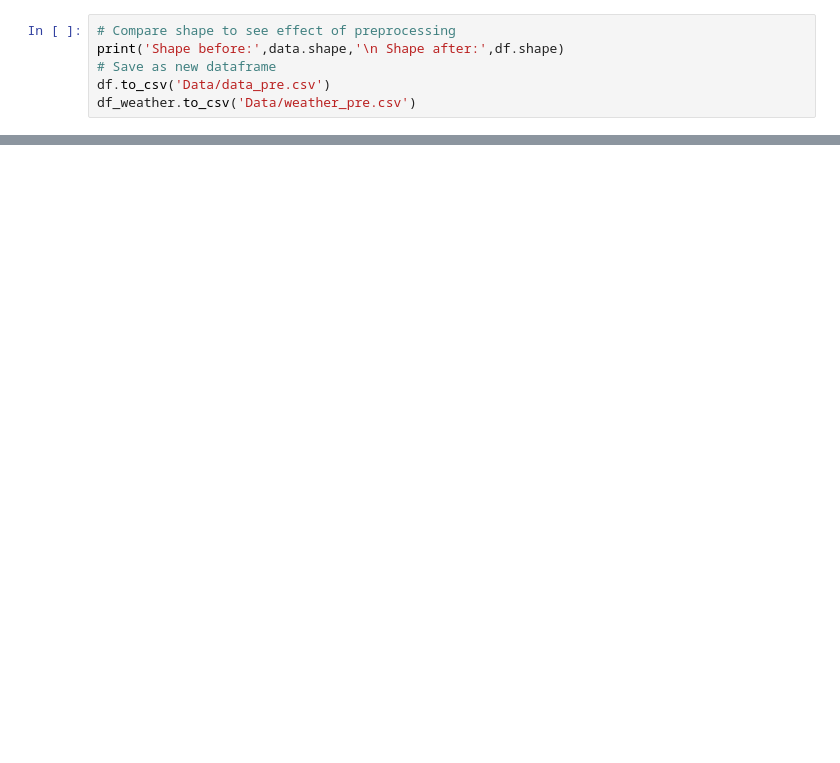
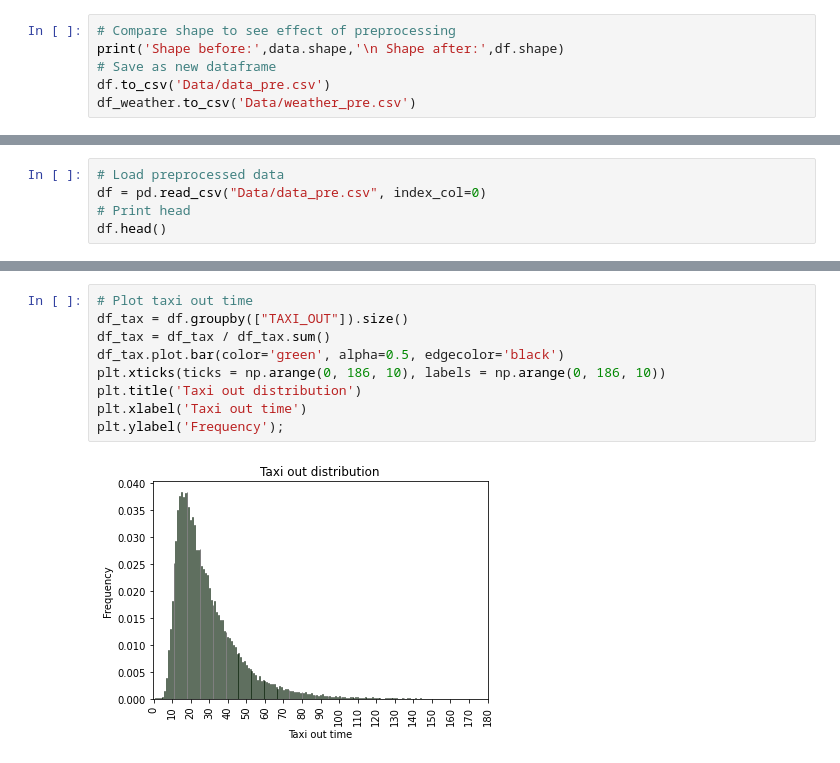
Before and after one commit to JCRL21/ModelML_project, a Jupyter notebook: Explainer_notebook.ipynb, the cells around one changed output, grey strips where cells are left out. Cells and saved outputs as stored; diff of their text form; blank space fills up the shorter version.

```diff
--- a/Explainer_notebook.ipynb
+++ b/Explainer_notebook.ipynb
@@ -185,0 +226,5 @@ df_weather.to_csv('Data/weather_pre.csv')
+# %%
+# Load preprocessed data
+df = pd.read_csv("Data/data_pre.csv", index_col=0)
+# Print head
+df.head()
@@ -185,0 +238,11 @@ df_weather.to_csv('Data/weather_pre.csv')
+# %%
+# Plot taxi out time
+df_tax = df.groupby(["TAXI_OUT"]).size()
+df_tax = df_tax / df_tax.sum()
+df_tax.plot.bar(color='green', alpha=0.5, edgecolor='black')
+plt.xticks(ticks = np.arange(0, 186, 10), labels = np.arange(0, 186, 10))
+plt.title('Taxi out distribution')
+plt.xlabel('Taxi out time')
+plt.ylabel('Frequency');
+# %% [output]
+[figure, added]
```
Also changed, not shown: parts of 21 cells of this notebook.
